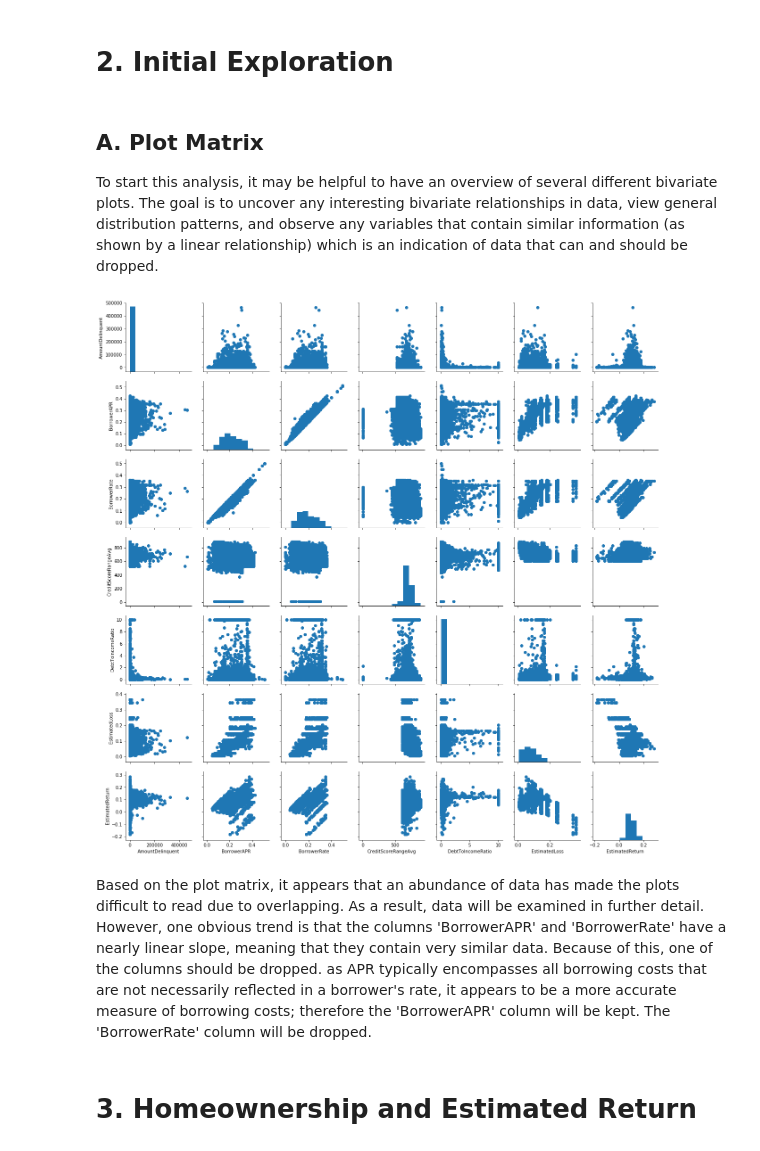
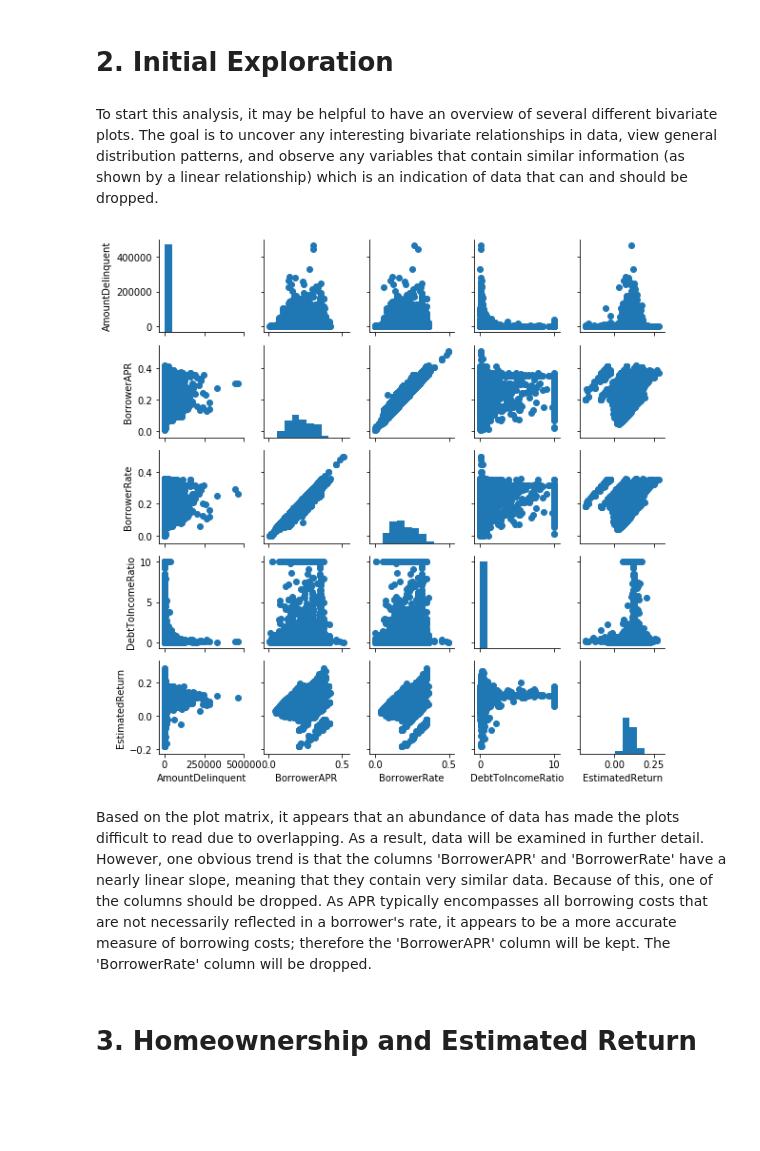
Before and after one commit to louisneira/Data_Visualization, a Jupyter notebook: Data_Visualization.ipynb, the cells around one changed output. Drawn from its saved outputs; the diff is of its cells as text; code cells hidden in the pictures; blank space fills up the shorter version.

```diff
--- a/Data_Visualization.ipynb
+++ b/Data_Visualization.ipynb
@@ -168,21 +178,20 @@ memory usage: 15.8+ MB
 # %% [markdown]
 # 2. Initial Exploration
 # %% [markdown]
-## A. Plot Matrix
-
 To start this analysis, it may be helpful to have an overview of several different bivariate plots. The goal is to uncover any interesting bivariate relationships in data, view general distribution patterns, and observe any variables that contain similar information (as shown by a linear relationship) which is an indication of data that can and should be dropped.
 # %%
-data_vars = ['AmountDelinquent', 'BorrowerAPR', 'BorrowerRate', 'CreditScoreRangeAvg',
-                           'DebtToIncomeRatio', 'EstimatedLoss', 'EstimatedReturn']
+data_vars = ['AmountDelinquent', 'BorrowerAPR', 'BorrowerRate',
+                           'DebtToIncomeRatio', 'EstimatedReturn']
 # %%
 # Slow running operation
 g = sns.PairGrid(data = loan_data, vars = data_vars)
 g.map_diag(plt.hist)
 g.map_offdiag(plt.scatter);
+g.fig.set_size_inches(8,8)
 # %% [output]
-[figure, old version]
+[figure, new version]
 # %% [markdown]
-Based on the plot matrix, it appears that an abundance of data has made the plots difficult to read due to overlapping. As a result, data will be examined in further detail. However, one obvious trend is that the columns 'BorrowerAPR' and 'BorrowerRate' have a nearly linear slope, meaning that they contain very similar data. Because of this, one of the columns should be dropped. as APR typically encompasses all borrowing costs that are not necessarily reflected in a borrower's rate, it appears to be a more accurate measure of borrowing costs; therefore the 'BorrowerAPR' column will be kept. The 'BorrowerRate' column will be dropped.
+Based on the plot matrix, it appears that an abundance of data has made the plots difficult to read due to overlapping. As a result, data will be examined in further detail. However, one obvious trend is that the columns 'BorrowerAPR' and 'BorrowerRate' have a nearly linear slope, meaning that they contain very similar data. Because of this, one of the columns should be dropped. As APR typically encompasses all borrowing costs that are not necessarily reflected in a borrower's rate, it appears to be a more accurate measure of borrowing costs; therefore the 'BorrowerAPR' column will be kept. The 'BorrowerRate' column will be dropped.
 # %%
 loan_data.drop(columns='BorrowerRate', inplace=True)
 # %% [markdown]
```
Also changed, not shown: parts of 33 cells of this notebook.
